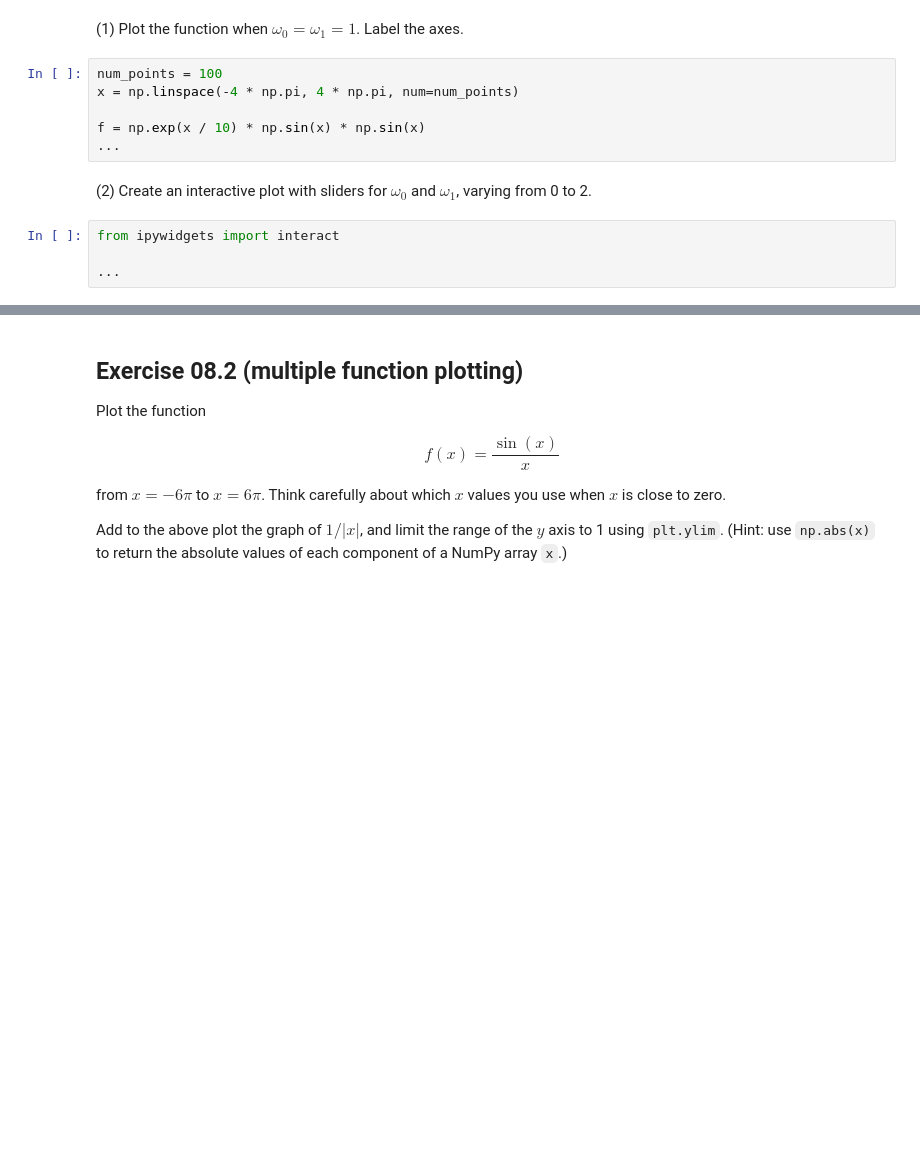
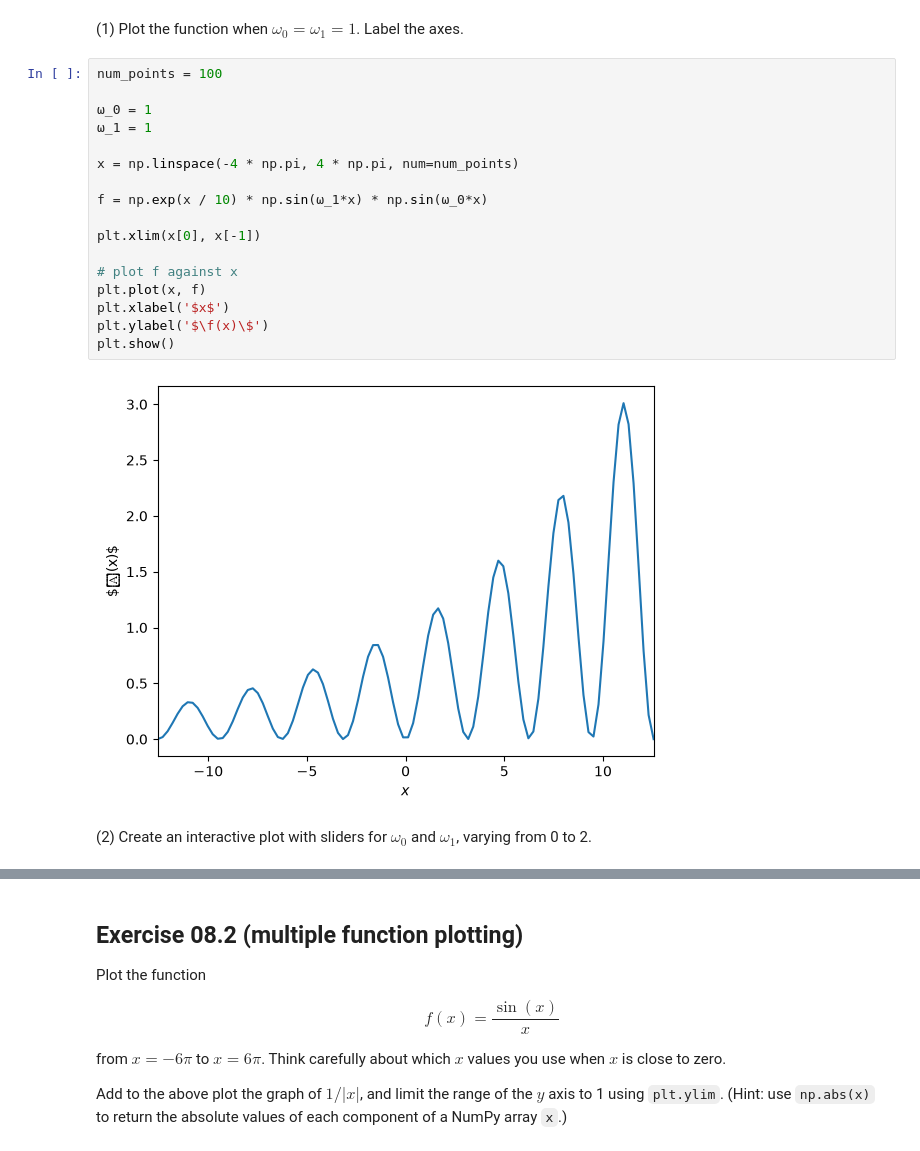
Before and after one commit to sc2664/PartIA-Computing-Michaelmas, a Jupyter notebook: Exercises/08 Exercises.ipynb, the cells around one changed output, grey strips where cells are left out. Drawn from its saved outputs; the diff is of its cells as text; blank space fills up the shorter version.

```diff
--- a/Exercises/08 Exercises.ipynb
+++ b/Exercises/08 Exercises.ipynb
@@ -16,13 +18,22 @@ from $x = -4\pi$ to $x = 4\pi$.
 (1) Plot the function when $\omega_{0} = \omega_{1} = 1$. Label the axes.
 # %%
 num_points = 100
+
+ω_0 = 1
+ω_1 = 1
+
 x = np.linspace(-4 * np.pi, 4 * np.pi, num=num_points)
 
-f = np.exp(x / 10) * np.sin(x) * np.sin(x)
-...
+f = np.exp(x / 10) * np.sin(ω_1*x) * np.sin(ω_0*x)
+
+plt.xlim(x[0], x[-1])
+
+# plot f against x
+plt.plot(x, f)
+plt.xlabel('$x$')
+plt.ylabel('$\f(x)\$')
+plt.show()
+# %% [output]
+[figure, added]
 # %% [markdown]
 (2) Create an interactive plot with sliders for $\omega_{0}$ and $\omega_{1}$, varying from 0 to 2.
-# %%
-from ipywidgets import interact
-
-...
```
Also changed, not shown: parts of 2 cells of this notebook, 1 other file.
